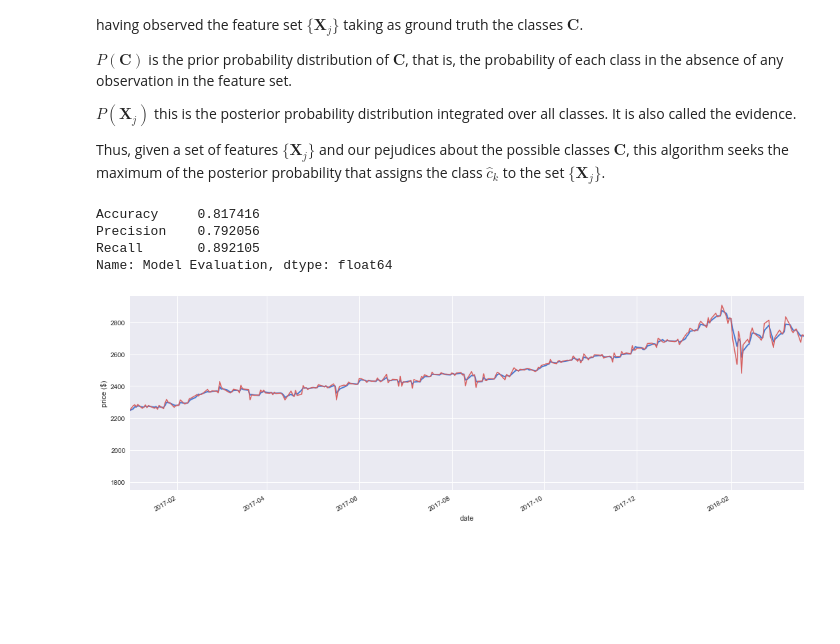
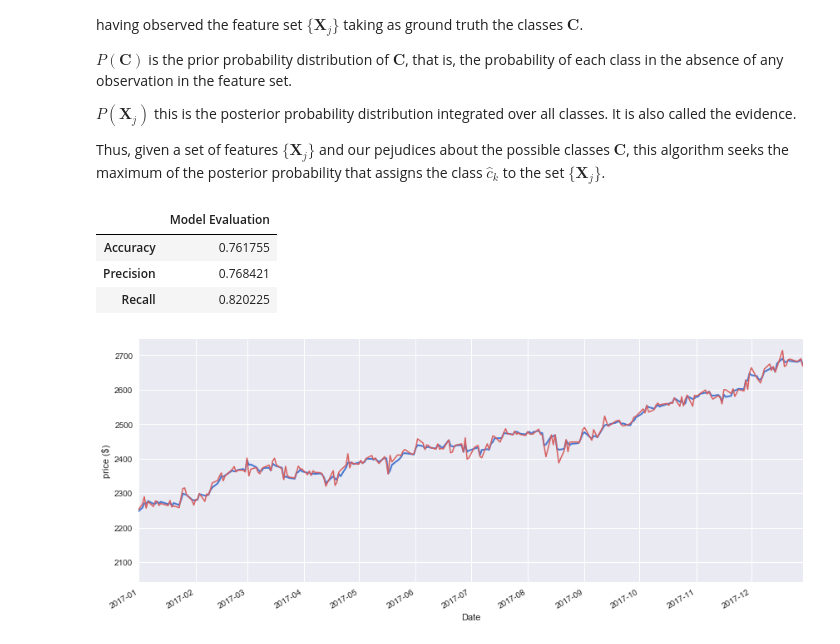
Before and after one commit to CBTrading/Experiments, a Jupyter notebook: ml-basics/ml-naive-bayes.ipynb, the cells around one changed output. Cells and saved outputs as stored; diff of their text form; code cells hidden in the pictures; blank space fills up the shorter version.

Commit message:
testing new features with NB classifier. First hit above 70% accuracy

```diff
--- a/ml-basics/ml-naive-bayes.ipynb
+++ b/ml-basics/ml-naive-bayes.ipynb
@@ -82,46 +68,58 @@ for_prediction = for_prediction.filter(items=s, axis=1)
+# %%
+X_raw = pd.read_csv("../data/processed/sp500-ml/features-raw.csv", index_col=0, parse_dates=True, header=[0, 1])
+Y_raw = pd.read_csv("../data/processed/sp500-ml/target-raw.csv", index_col="Date", parse_dates=True)
+
+Y_raw.replace({"Class": {0: -1}}, inplace=True)
+
+X_raw.drop(labels=["S&P 500 sectors", "Stocks", "Economical", "CFDs", "Currencies"], level="Type", axis="columns", inplace=True)
+X_raw.columns = X_raw.columns.droplevel("Type")
+
+X_raw.fillna(method="ffill", inplace=True)
+X_raw.dropna(how="any", axis="index", inplace=True)
+Y_raw = Y_raw.reindex(index=X_raw.index)
+Y_raw.dropna(how="any", axis="index", inplace=True)
+X_raw = X_raw.reindex(index=Y_raw.index)
+
+X = X_raw.copy()[X_raw.index <= "2018-01-01"]
+Y = Y_raw.copy()[X_raw.index <= "2018-01-01"]["Class"]
+sp500 = Y_raw.loc[X_raw.index <= "2018-01-01", "S&P 500 price"]
 # %%
-# binarize class column
-Y = for_training["class"].apply(lambda x: 1 if x=="UP" else -1)
-X = for_training.drop(columns="class")
-# remove_columns(X, "year month day gspc roc mom lag volume".split(), inplace=True)
 # implement data normalization
 X_norm = X.apply(preprocessing.scale)
-# implement filtering of features
-mi = mutual_info_regression(X_norm, Y)
-X_norm = X_norm[X_norm.columns[mi>np.percentile(mi, 95)]]
 # implement data splitting
 X_train, X_test = data_split(X_norm, ratio=0.8)
 Y_train, Y_test = data_split(Y, ratio=0.8)
 sp500_train, sp500_test = data_split(sp500, ratio=0.8)
 # implement model training
-nbg = GaussianNB()
-nbg.fit(X_train, Y_train)
+cls = GaussianNB(priors=[0.5, 0.5])
+cls.fit(X_train, Y_train)
 # implement model testing
-Y_pred = nbg.predict(X_test)
+Y_pred = cls.predict(X_test)
 # implement model evaluation
 accuracy = accuracy_score(Y_test, Y_pred)
 precision = precision_score(Y_test, Y_pred)
 recall = recall_score(Y_test, Y_pred)
-model_eval = pd.Series(data=[accuracy, precision, recall], index="Accuracy Precision Recall".split(), name="Model Evaluation")
+model_eval = pd.DataFrame(data=[accuracy, precision, recall], index="Accuracy Precision Recall".split(), columns=["Model Evaluation"])
 model_eval
 # %% [output]
-Accuracy     0.817416
-Precision    0.792056
-Recall       0.892105
-Name: Model Evaluation, dtype: float64
+|  | Model Evaluation |
+| Accuracy | 0.761755 |
+| Precision | 0.768421 |
+| Recall | 0.820225 |
 # %%
-fig, ax = plt.subplots(1, 1, figsize=(15, 5))
+fig, ax = plt.subplots(1, 1, figsize=(12, 5))
 
 sp500_test.plot(lw=2.0)
 
-delta_y = abs(sp500_test.diff())
+delta_y = abs(sp500_test.diff().shift())
+delta_y.fillna(0.0, inplace=True)
 y = sp500_test
 price_pred = Y_pred*delta_y + y
 
 ax.plot(X_test.index, price_pred, lw=1.5, color="r")
 ax.set_xlim(pd.date_range("2017-01-01", X_test.index[-1]).date[[0,-1]])
 ax.set_ylabel(r"price ($)")
 fig.tight_layout()
 # %% [output]
-[figure, old version]
+[figure, new version]
 # %%
```
Also changed, not shown: parts of 4 cells of this notebook.
